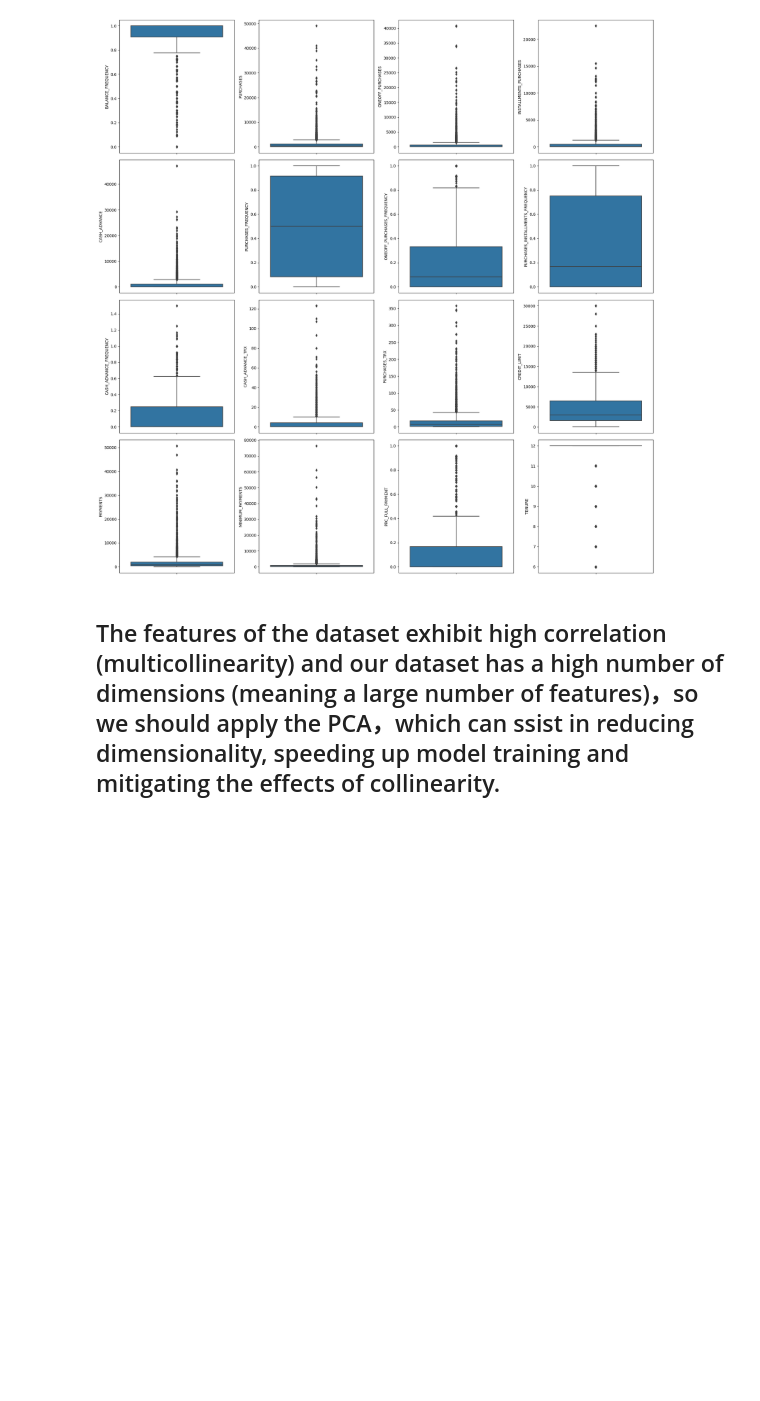
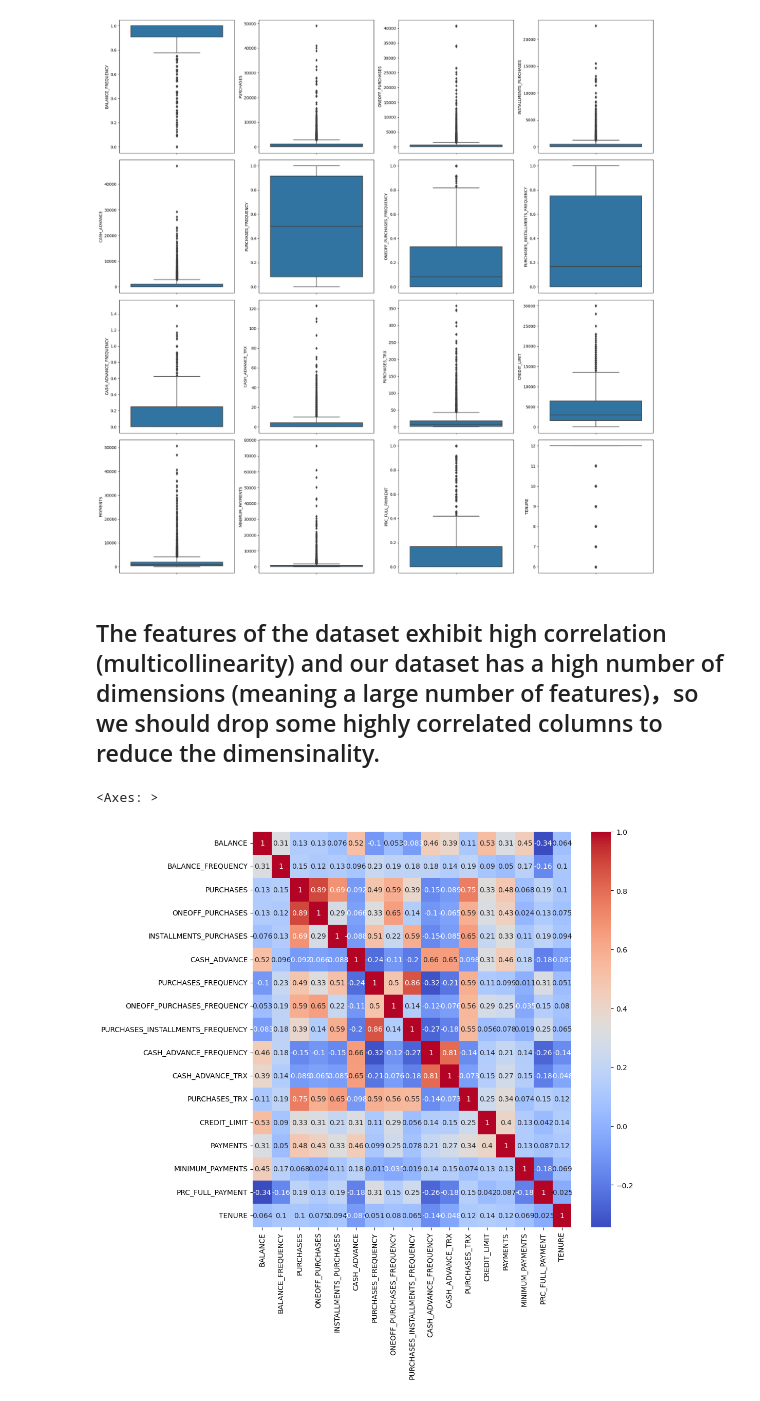
Before and after one commit to CDN0116/schulich-repo, a Jupyter notebook: Dini Cai-Assignment02.ipynb, the cells around one changed output. Cells and saved outputs as stored; diff of their text form; code cells hidden in the pictures; blank space fills up the shorter version.

```diff
--- a/Dini Cai-Assignment02.ipynb
+++ b/Dini Cai-Assignment02.ipynb
@@ -171,4 +171,10 @@ df.drop(PAYMENTS_outliers,inplace=True)
 MINIMUM_PAYMENTS_outliers=df[df['MINIMUM_PAYMENTS']>30000].index
 df.drop(MINIMUM_PAYMENTS_outliers,inplace=True)
 # %% [markdown]
-## The features of the dataset exhibit high correlation (multicollinearity) and our dataset has a high number of dimensions (meaning a large number of features)，so we should apply the PCA，which can ssist in reducing dimensionality, speeding up model training and mitigating the effects of collinearity.
+## The features of the dataset exhibit high correlation (multicollinearity) and our dataset has a high number of dimensions (meaning a large number of features)，so we should drop some highly correlated columns to reduce the dimensinality.
+# %%
+plt.figure(figsize=(10,10))
+sns.heatmap(df.corr(), annot=True, cmap='coolwarm')
+# %% [output]
+<Axes: >
+[figure, added]
```
Also changed, not shown: parts of 19 cells of this notebook.
